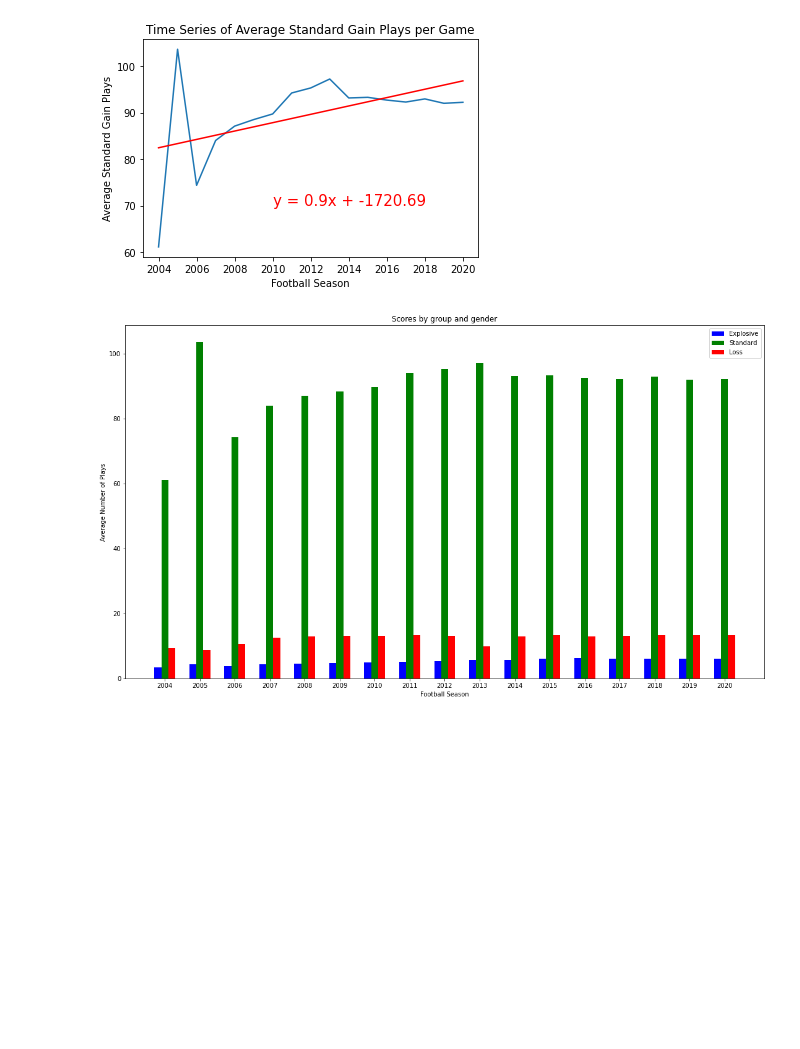
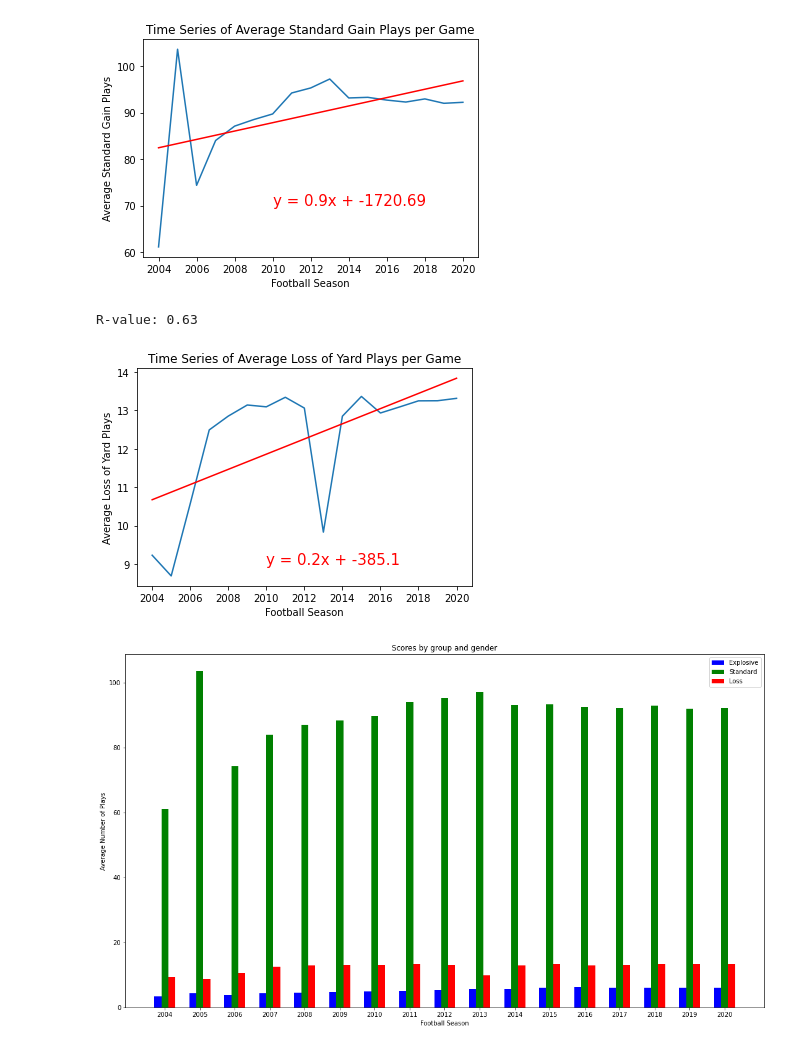
Before and after one commit to khutula/TigerGatorNole_Capstone1, a Jupyter notebook: data_plots.ipynb, the cells around one changed output. Cells and saved outputs as stored; diff of their text form; code cells hidden in the pictures; blank space fills up the shorter version.

```diff
--- a/data_plots.ipynb
+++ b/data_plots.ipynb
@@ -87,7 +87,10 @@ time_series_plot(score_df["Avg Standard Gain Plays"], "Average Standard Gain Pla
 R-value: 0.48
 [figure]
 # %%
-time_series_plot(score_df["Avg Standard Gain Plays"], "Average Standard Gain Plays", "Time Series of Average Standard Gain Plays per Game", 2010, 70)
+time_series_plot(score_df["Avg Loss of Yard Plays"], "Average Loss of Yard Plays", "Time Series of Average Loss of Yard Plays per Game", 2010, 9)
+# %% [output]
+R-value: 0.63
+[figure, added]
 # %%
 labels = [x for x in range(2004,2021)]
 x = np.arange(len(labels))  # the label locations
```
Also changed, not shown: parts of 1 cell of this notebook, 2 other files.
